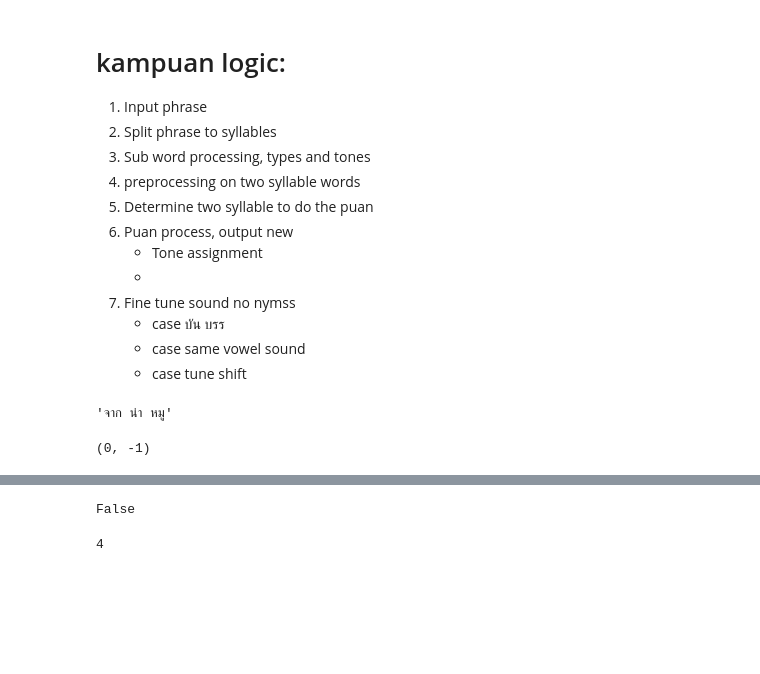
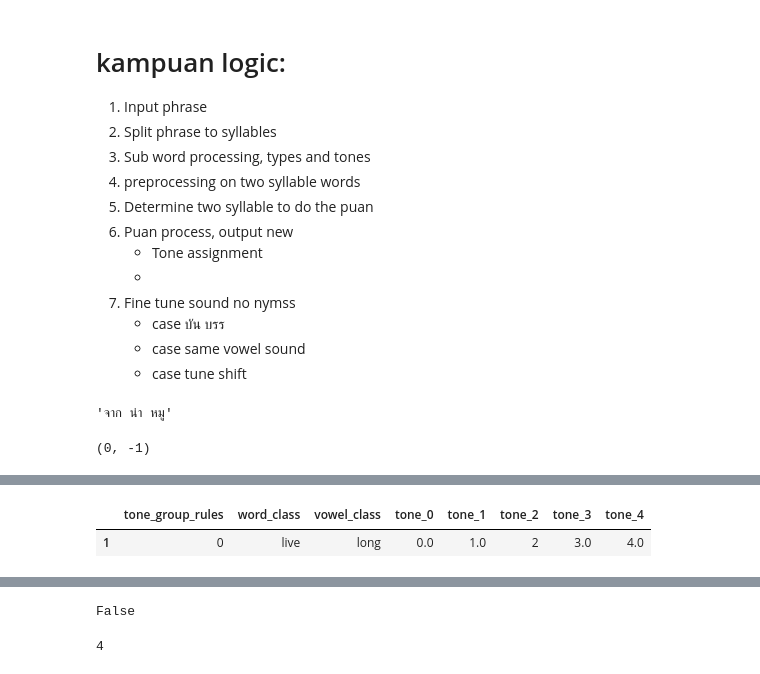
Before and after one commit to Duayt/kampuan_api, a Jupyter notebook: notebooks/Dev API.ipynb, the cells around one changed output, grey strips where cells are left out. Saved outputs shown, nothing was run; the diff lists cells and outputs as text; code cells hidden in the pictures; blank space fills up the shorter version.

```diff
--- a/notebooks/Dev API.ipynb
+++ b/notebooks/Dev API.ipynb
@@ -431,0 +437,33 @@ def determine_tone_sound(tone_mark_class,tone_group_rule,word_class,vowel_class)
+# %%
+#1จา
+text_input='จ้า'
+
+#2ขาด
+# text_input='ขาด'
+
+# #3ค้าน
+# text_input='ค้าน'
+
+# #4 งาน
+# text_input= 'งาน'
+# #5 หมา
+# text_input='หมา'
+
+# # special
+# text_input='ทรัส'
+# text_input='ทราบ'
+text_input='บรรณ'
+sw =ThaiSubWord(text_input)
+sw.__dict__
+
+def determine_tone_sound(tone_mark_class,tone_group_rule,word_class,vowel_class):
+    filters=(df_tone_rule['tone_group_rules']==tone_group_rule)&\
+    (df_tone_rule['word_class']==word_class)&\
+     (df_tone_rule['vowel_class']==vowel_class)
+#     return  np.where(df_tone_rule[filters].iloc[0,3:]==tone_mark_class)[0].item()
+    return  df_tone_rule[filters]
+
+determine_tone_sound(sw._tone_mark_class,sw._tone_group_rule,sw._word_class,sw._vowel_class)
+# %% [output]
+|  | tone_group_rules | word_class | vowel_class | tone_0 | tone_1 | tone_2 | tone_3 | tone_4 |
+| 1 | 0 | live | long | 0.0 | 1.0 | 2 | 3.0 | 4.0 |
```
Also changed, not shown: parts of 4 cells of this notebook, 2 other files.
